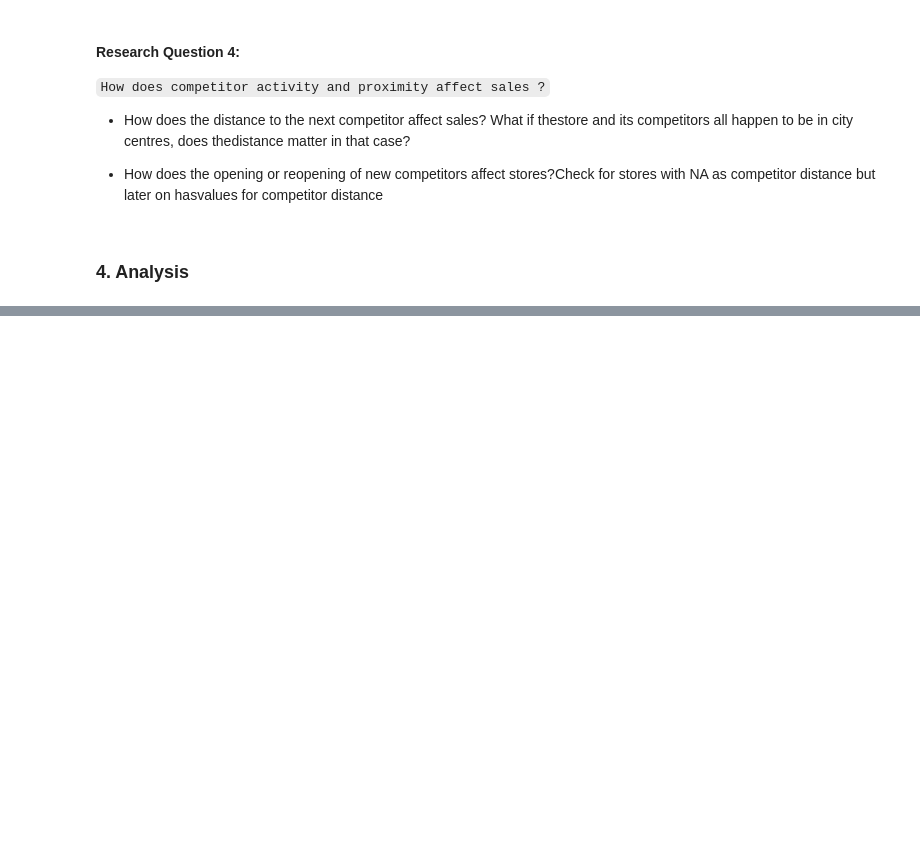
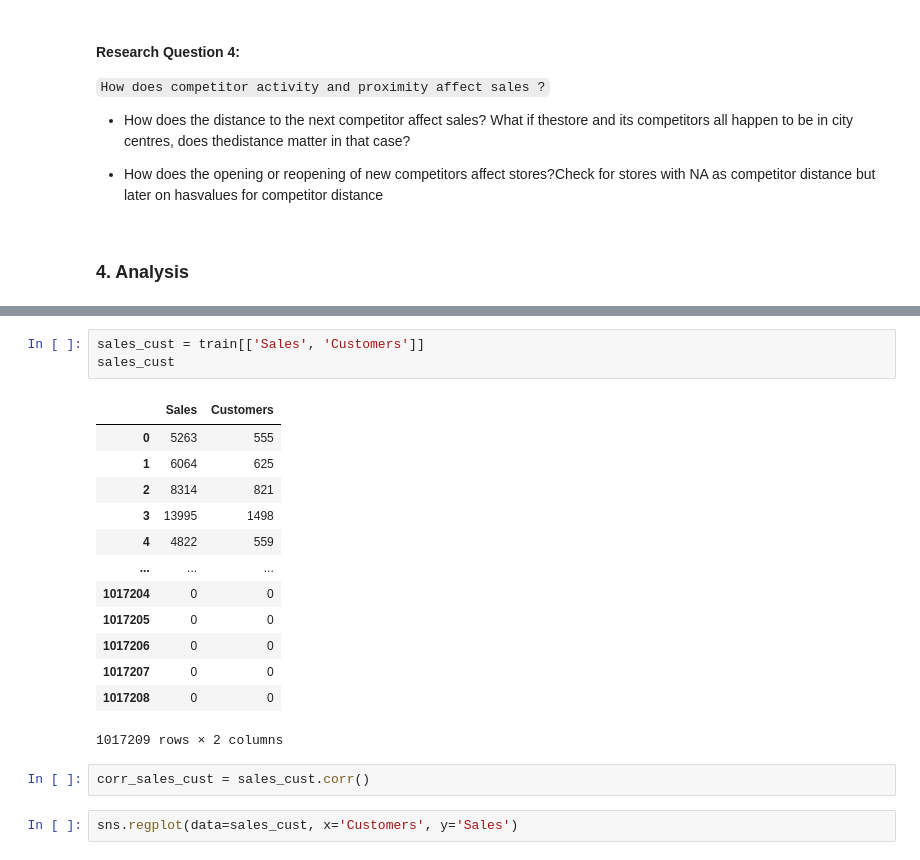
Before and after one commit to Patrick5455/Pharma-ML, a Jupyter notebook: analysis/interactive/Data Exploration.ipynb, the cells around one changed output, grey strips where cells are left out. Cells and saved outputs as stored; diff of their text form; blank space fills up the shorter version.

```diff
--- a/analysis/interactive/Data Exploration.ipynb
+++ b/analysis/interactive/Data Exploration.ipynb
@@ -595,0 +649,21 @@ test
+# %%
+sales_cust = train[['Sales', 'Customers']]
+sales_cust
+# %% [output]
+|  | Sales | Customers |
+| 0 | 5263 | 555 |
+| 1 | 6064 | 625 |
+| 2 | 8314 | 821 |
+| 3 | 13995 | 1498 |
+| 4 | 4822 | 559 |
+| ... | ... | ... |
+| 1017204 | 0 | 0 |
+| 1017205 | 0 | 0 |
+| 1017206 | 0 | 0 |
+| 1017207 | 0 | 0 |
+| 1017208 | 0 | 0 |
+1017209 rows × 2 columns
+# %%
+corr_sales_cust = sales_cust.corr()
+# %%
+sns.regplot(data=sales_cust, x='Customers', y='Sales')
```
Also changed, not shown: parts of 15 cells of this notebook, 3 other files.
